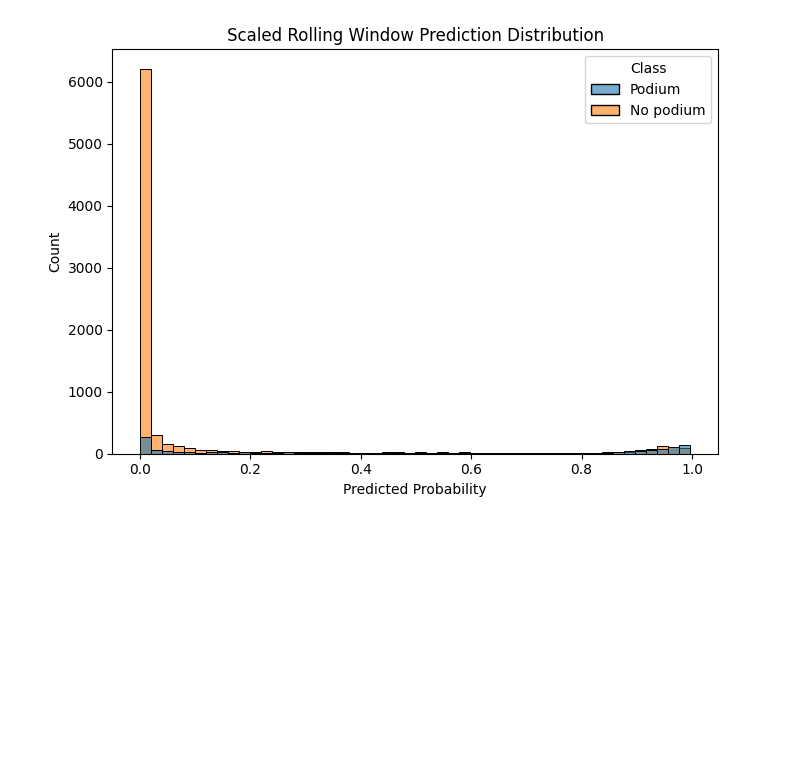
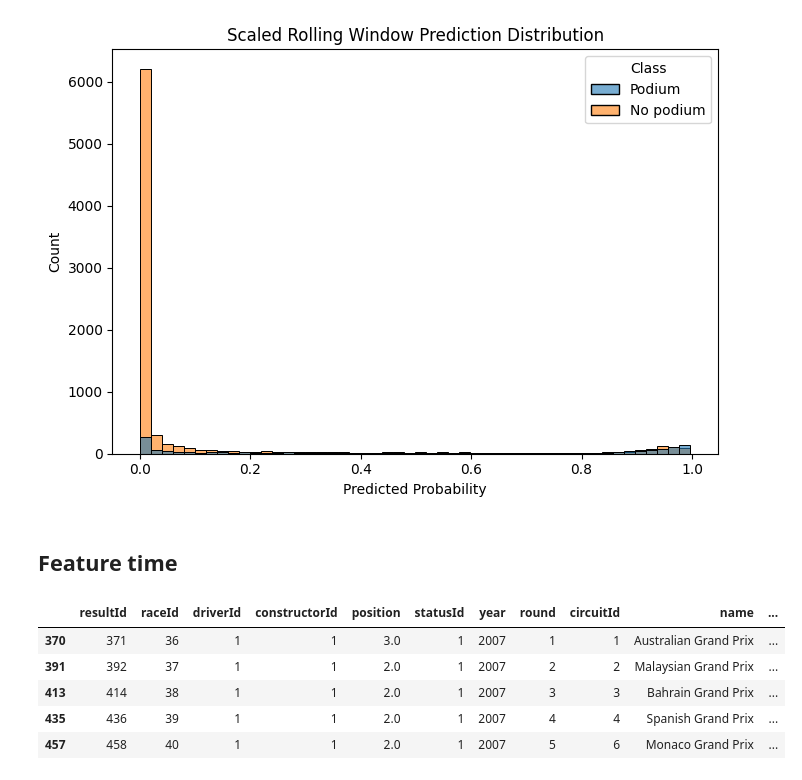
Before and after one commit to DaveAhearne/F1Prediction, a Jupyter notebook: notebooks/LightGBM_Iter.ipynb, the cells around one changed output. Cells and saved outputs as stored; diff of their text form; code cells hidden in the pictures; blank space fills up the shorter version.

```diff
--- a/notebooks/LightGBM_Iter.ipynb
+++ b/notebooks/LightGBM_Iter.ipynb
@@ -570,3 +570,26 @@ plt.tight_layout()
 plt.show()
 # %% [output]
 [figure]
+# %% [markdown]
+## Feature time
+# %%
+training_base_driver_en_1_data_df = (
+    training_base_race_data_df
+    .sort_values(["driverId", "year", "round"])
+    .copy()
+)
+
+training_base_driver_en_1_data_df["driver_podium_rate_3"] = (
+    training_base_driver_en_1_data_df.groupby("driverId", observed=True)["podiumFinish"]
+    .transform(lambda x: x.shift(1).rolling(3, min_periods=1).mean())
+)
+
+training_base_driver_en_1_data_df["driver_podium_rate_3"] = training_base_driver_en_1_data_df["driver_podium_rate_3"].fillna(0)
+training_base_driver_en_1_data_df.head()
+# %% [output]
+|  | resultId | raceId | driverId | constructorId | position | statusId | year | round | circuitId | name | ... |
+| 370 | 371 | 36 | 1 | 1 | 3.0 | 1 | 2007 | 1 | 1 | Australian Grand Prix | ... |
+| 391 | 392 | 37 | 1 | 1 | 2.0 | 1 | 2007 | 2 | 2 | Malaysian Grand Prix | ... |
+| 413 | 414 | 38 | 1 | 1 | 2.0 | 1 | 2007 | 3 | 3 | Bahrain Grand Prix | ... |
+| 435 | 436 | 39 | 1 | 1 | 2.0 | 1 | 2007 | 4 | 4 | Spanish Grand Prix | ... |
+| 457 | 458 | 40 | 1 | 1 | 2.0 | 1 | 2007 | 5 | 6 | Monaco Grand Prix | ... |
```
Also changed, not shown: parts of 13 cells of this notebook, 25 other files.
